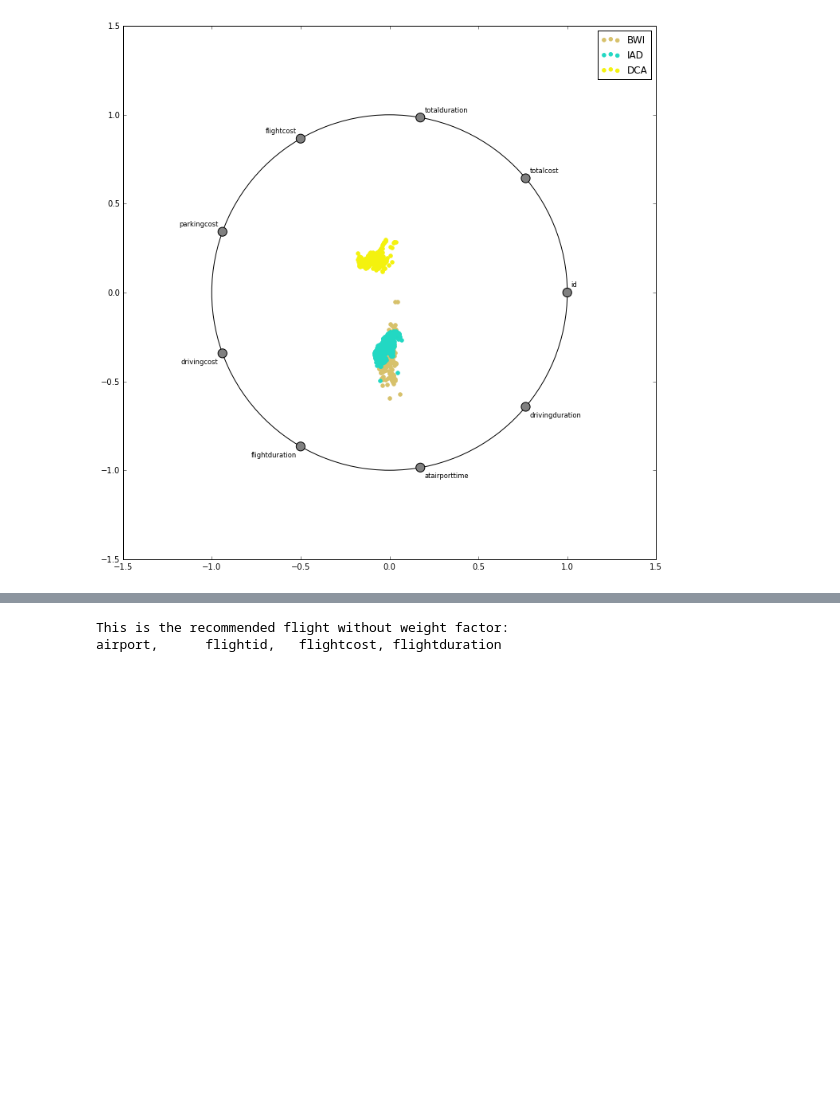
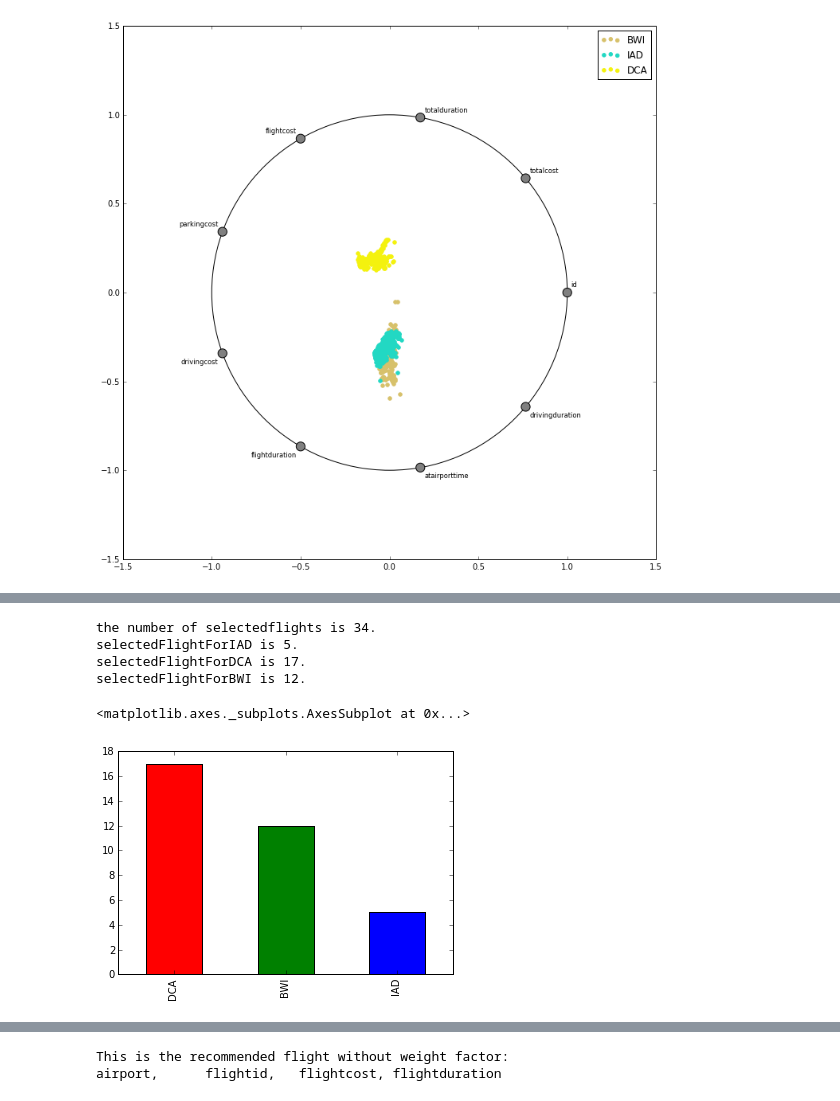
Before and after one commit to akatie/triptomizer, a Jupyter notebook: flightWithLowestCostFunction.ipynb, the cells around one changed output, grey strips where cells are left out. Cells and saved outputs as stored; diff of their text form; code cells hidden in the pictures; blank space fills up the shorter version.

```diff
--- a/flightWithLowestCostFunction.ipynb
+++ b/flightWithLowestCostFunction.ipynb
@@ -236,3 +236,5 @@ radviz(df, 'airport')
 plt.show()
 # %% [output]
 [figure]
+# %%
+userdata = pd.read_csv("userdata.csv")
@@ -238,0 +261,22 @@ plt.show()
+# %%
+# Set some variables
+numberOfSelectedFlights = userdata.shape[0]
+selectedFlightForIAD = len(userdata[userdata.airport == 'IAD'])
+selectedFlightForDCA = len(userdata[userdata.airport == 'DCA'])
+selectedFlightForBWI = len(userdata[userdata.airport == 'BWI'])
+
+print 'the number of selectedflights is %d.' % numberOfSelectedFlights
+print 'selectedFlightForIAD is %d.' % selectedFlightForIAD
+print 'selectedFlightForDCA is %d.' % selectedFlightForDCA
+print 'selectedFlightForBWI is %d.' % selectedFlightForBWI
+# %% [output]
+the number of selectedflights is 34.
+selectedFlightForIAD is 5.
+selectedFlightForDCA is 17.
+selectedFlightForBWI is 12.
+# %%
+fig, ax = plt.subplots()
+userdata['airport'].value_counts().plot(ax=ax, color=['r', 'g', 'b'],kind='bar')
+# %% [output]
+<matplotlib.axes._subplots.AxesSubplot at 0x...>
+[figure, added]
```
Also changed, not shown: parts of 39 cells of this notebook, 5 other files.
